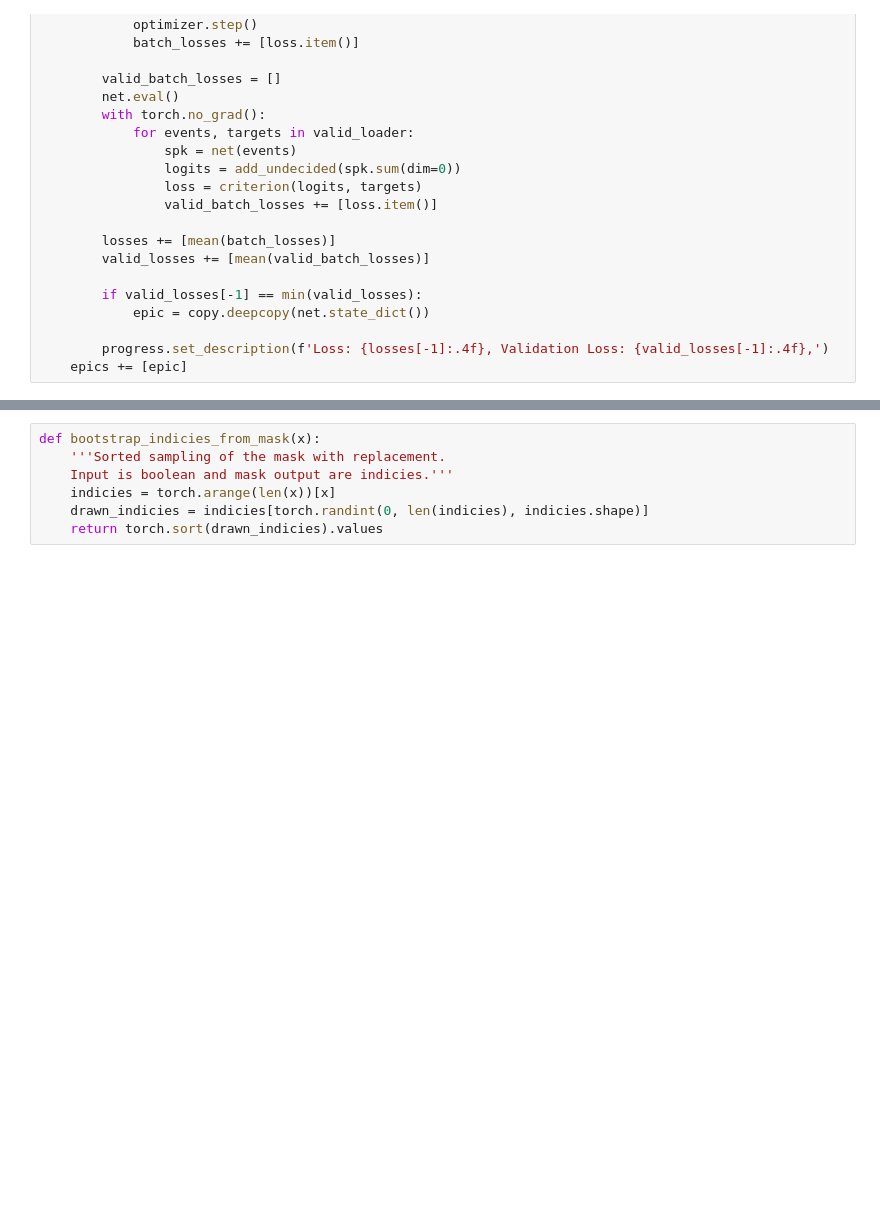
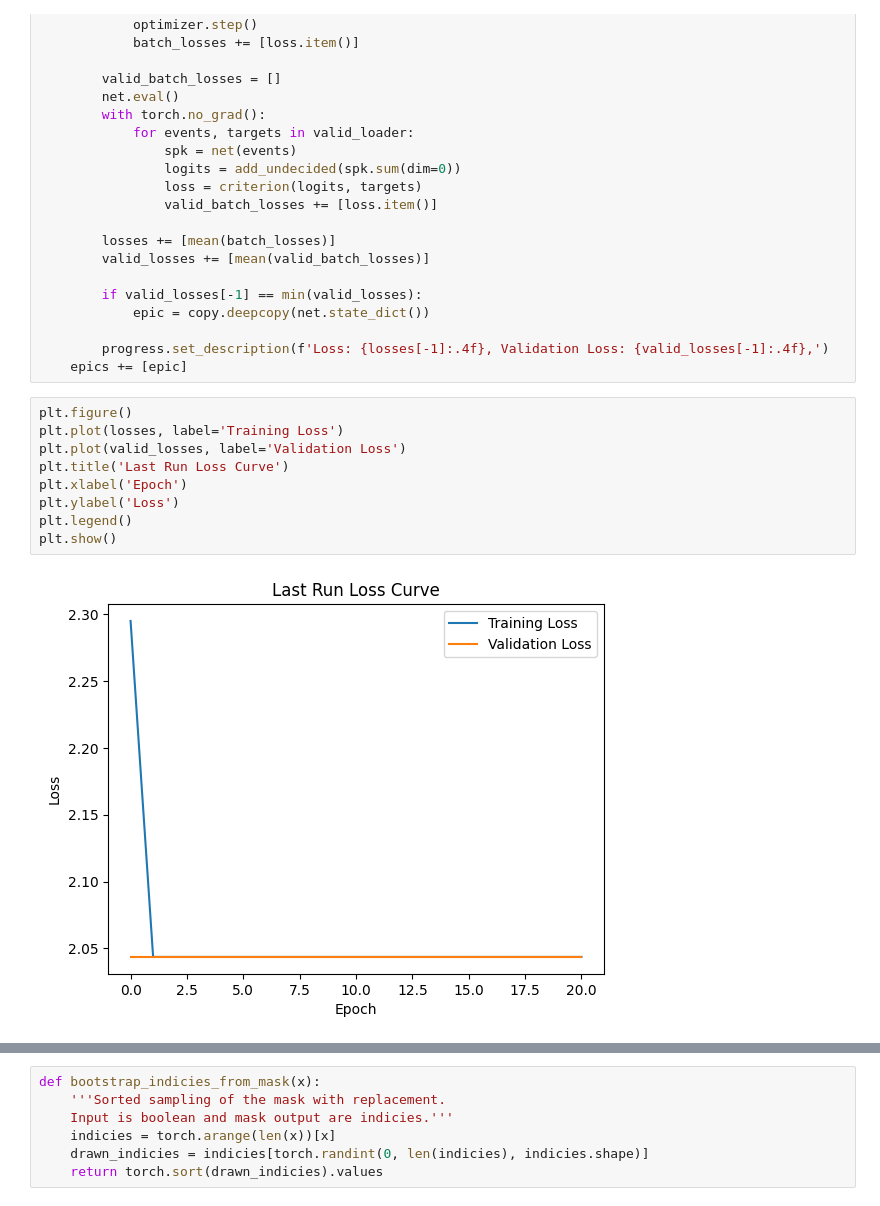
Before and after one commit to quadrater/eeg, a Jupyter notebook: ResultsDeltaLifPar.ipynb, the cells around one changed output, grey strips where cells are left out. Cells and saved outputs as stored; diff of their text form; blank space fills up the shorter version.

```diff
--- a/ResultsDeltaLifPar.ipynb
+++ b/ResultsDeltaLifPar.ipynb
@@ -141,6 +152,17 @@ for run in range(runs):
 
         progress.set_description(f'Loss: {losses[-1]:.4f}, Validation Loss: {valid_losses[-1]:.4f},')
     epics += [epic]
+# %%
+plt.figure()
+plt.plot(losses, label='Training Loss')
+plt.plot(valid_losses, label='Validation Loss')
+plt.title('Last Run Loss Curve')
+plt.xlabel('Epoch')
+plt.ylabel('Loss')
+plt.legend()
+plt.show()
+# %% [output]
+[figure, added]
 # %%
 scores = []
 for epic in epics:
```
Also changed, not shown: parts of 8 cells of this notebook, 1 other file.
